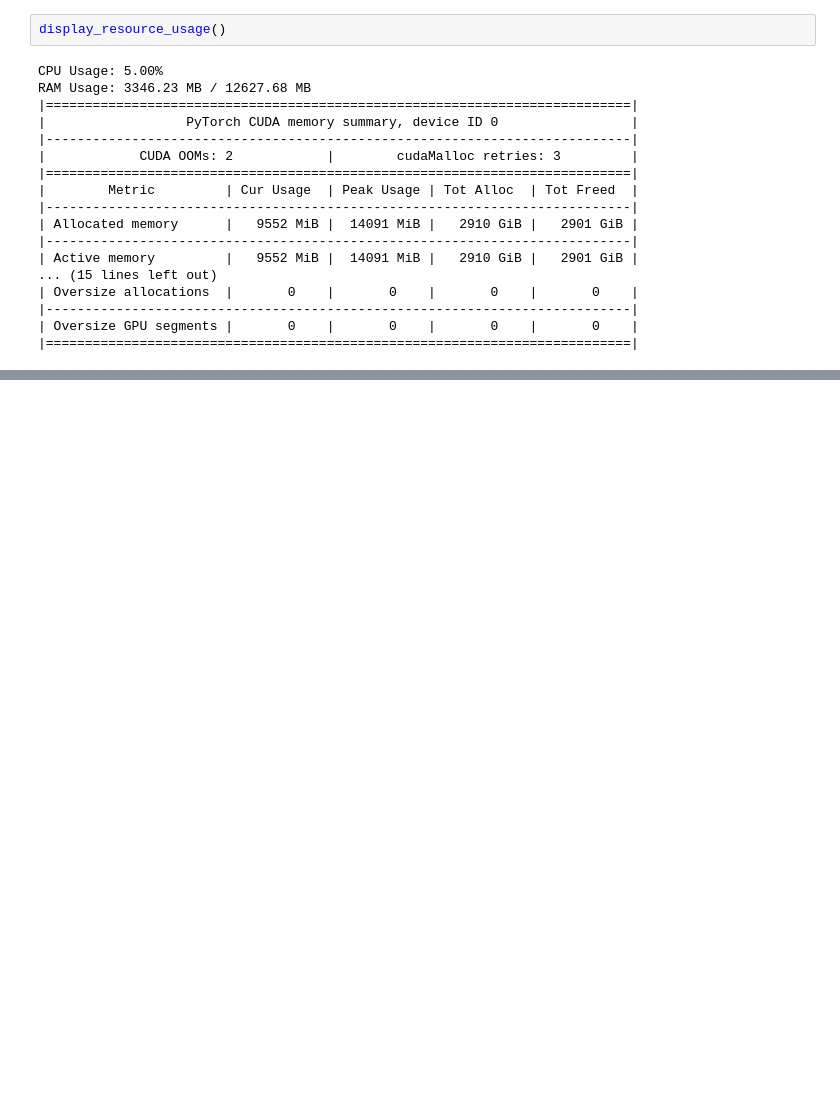
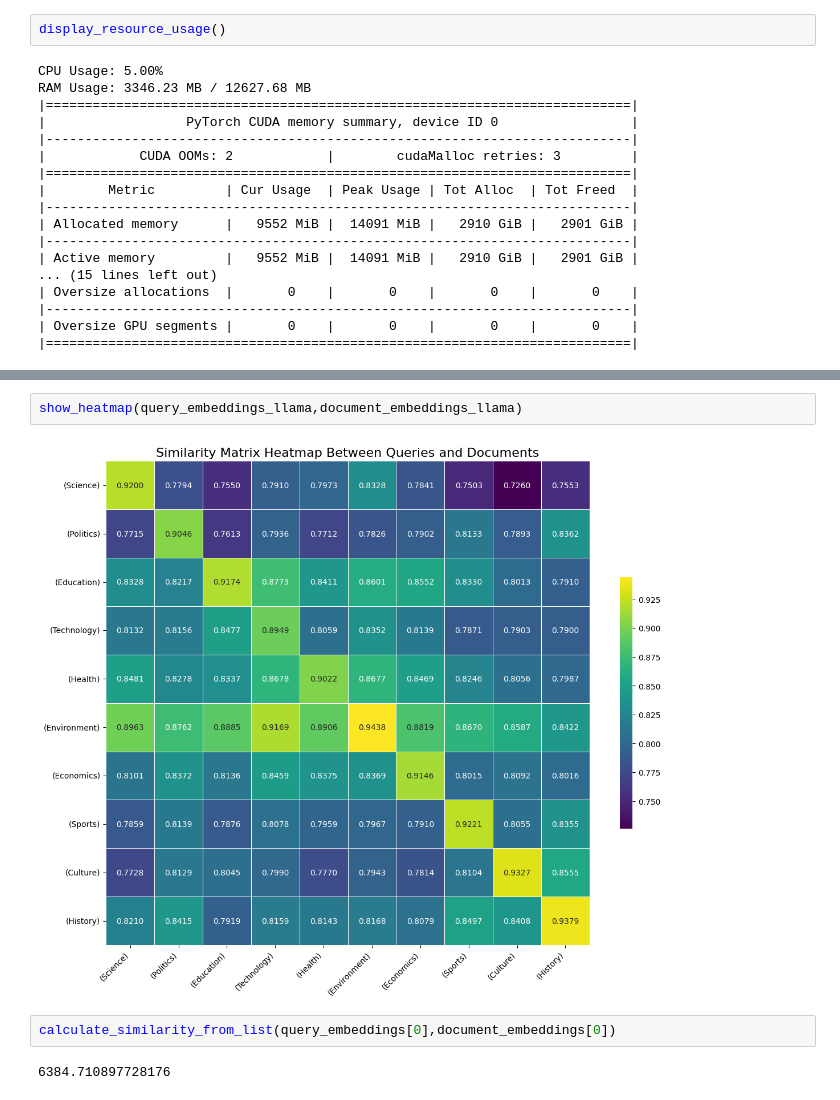
Before and after one commit to ShresthaAnkit/InternTasks, a Jupyter notebook: Alibaba Embedding Model Test/SentenceTransformerModelTest.ipynb, the cells around one changed output, grey strips where cells are left out. Saved outputs shown, nothing was run; the diff lists cells and outputs as text; blank space fills up the shorter version.

```diff
--- a/Alibaba Embedding Model Test/SentenceTransformerModelTest.ipynb
+++ b/Alibaba Embedding Model Test/SentenceTransformerModelTest.ipynb
@@ -402,0 +1002,8 @@ RAM Usage: 3346.23 MB / 12627.68 MB
+# %%
+show_heatmap(query_embeddings_llama,document_embeddings_llama)
+# %% [output]
+[figure, added]
+# %%
+calculate_similarity_from_list(query_embeddings[0],document_embeddings[0])
+# %% [output]
+6384.710897728176
```
Also changed, not shown: parts of 57 cells of this notebook.
